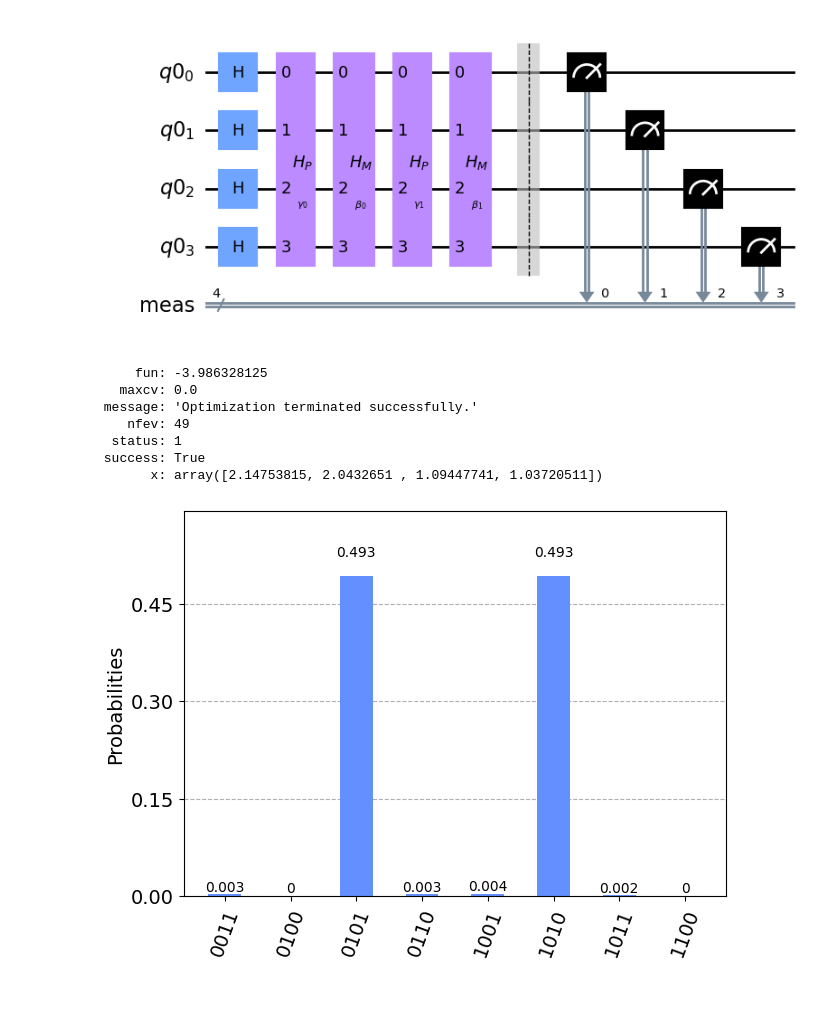
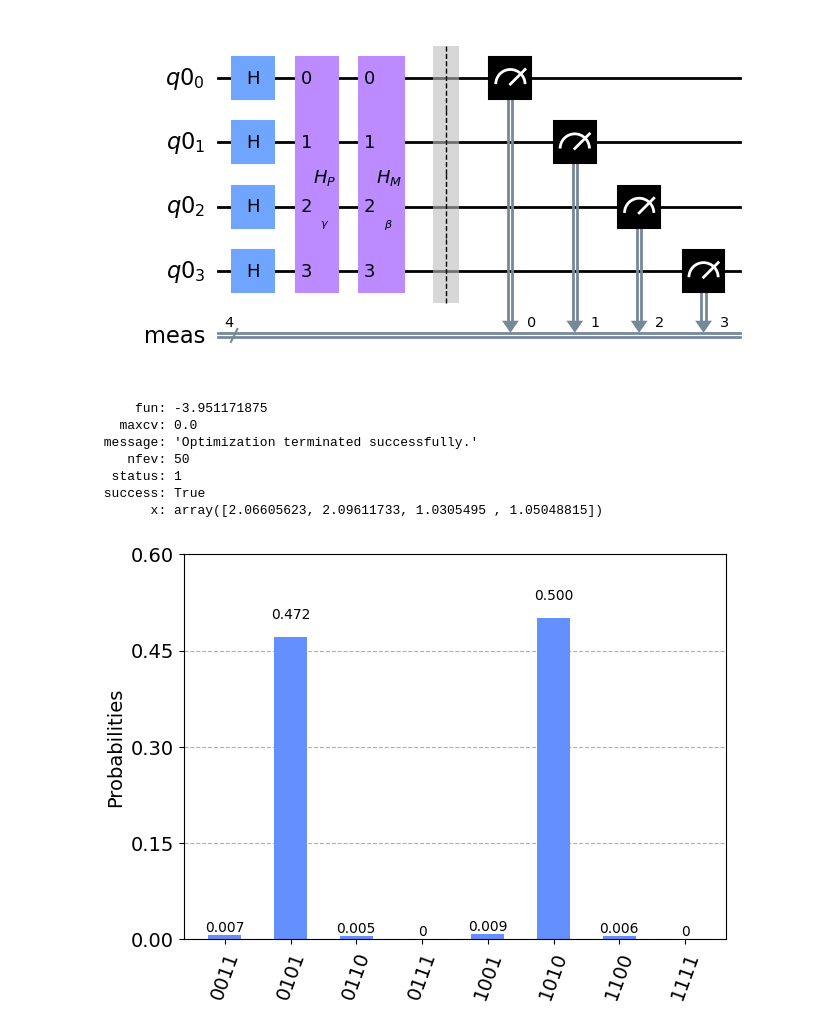
Before and after one commit to kohpai/qc-python, a Jupyter notebook: qiskit-maxcut.ipynb, the cells around one changed output. Drawn from its saved outputs; the diff is of its cells as text; code cells hidden in the pictures; blank space fills up the shorter version.

```diff
--- a/qiskit-maxcut.ipynb
+++ b/qiskit-maxcut.ipynb
@@ -62,10 +62,10 @@ def create_qaoa_circ(g: Graph, theta: list[Parameter]):
 # %%
 betas = [Parameter("$\\beta_0$"), Parameter("$\\beta_1$")]
 gammas = [Parameter("$\\gamma_0$"), Parameter("$\\gamma_1$")]
 theta = betas + gammas
 
-c = create_qaoa_circ(g, theta)
+c = create_qaoa_circ(g, [Parameter("$\\beta$"), Parameter("$\\gamma$")])
 c.draw('mpl')
 # %% [output]
-[figure, old version]
+[figure, new version]
 # %%
@@ -87,28 +87,28 @@ def get_expectation(g: Graph, shots=512):
 # %%
 from scipy.optimize import minimize
 
-expectation = get_expectation(g)
-res = minimize(expectation, [1.0, 1.0, 1.0, 1.0], method='COBYLA')
+init_params = [1.0, 1.0, 1.0, 1.0]
+expectation = get_expectation(g, len(init_params))
+res = minimize(expectation, init_params, method='COBYLA')
 res
 # %% [output]
-     fun: -3.986328125
+     fun: -3.951171875
    maxcv: 0.0
  message: 'Optimization terminated successfully.'
-    nfev: 49
+    nfev: 50
   status: 1
  success: True
-       x: array([2.14753815, 2.0432651 , 1.09447741, 1.03720511])
+       x: array([2.06605623, 2.09611733, 1.0305495 , 1.05048815])
 # %%
 from qiskit.visualization import plot_histogram
 
 backend = Aer.get_backend('aer_simulator')
-backend.shots = 512
 
 binding = {theta[i]:res.x[i] for i in range(4)}
 qc_res = create_qaoa_circ(g, theta).bind_parameters(binding)
 
-counts = backend.run(transpile(qc_res, backend)).result().get_counts()
+counts = backend.run(transpile(qc_res, backend), shots=512).result().get_counts()
 
 plot_histogram(counts)
 # %% [output]
-[figure, old version]
+[figure, new version]
```
Also changed, not shown: parts of 2 cells of this notebook, 2 other files.
